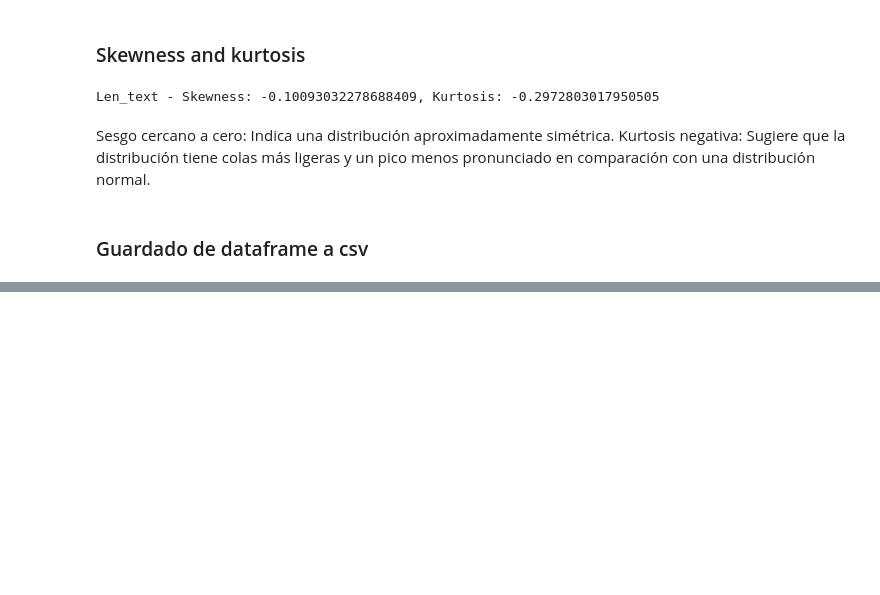
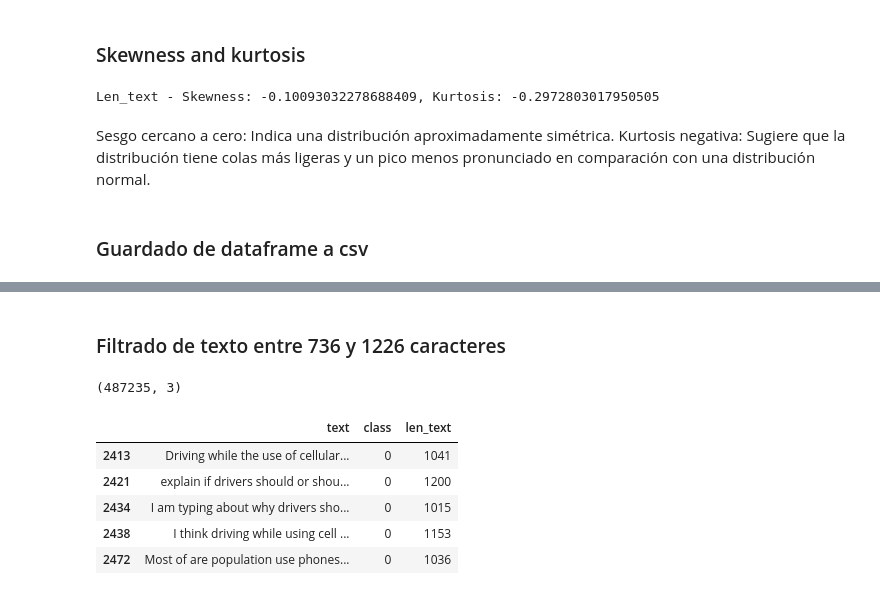
Before and after one commit to AnaNofuentes/Text-Analyzer-Human-vs-AI, a Jupyter notebook: eda.ipynb, the cells around one changed output, grey strips where cells are left out. Saved outputs shown, nothing was run; the diff lists cells and outputs as text; code cells hidden in the pictures; blank space fills up the shorter version.

```diff
--- a/eda.ipynb
+++ b/eda.ipynb
@@ -287,0 +327,6 @@ df_complete_sin_outliers.to_csv('complete_without_outliers.csv', index=False)
+# %%
+df_example['len_text'] = df_example['text'].str.len()
+# %%
+df_example['generated']= df_example['generated'].convert_dtypes(int)
+# %%
+df_example.rename(columns={'generated': 'class'}, inplace=True)
@@ -287,0 +345,17 @@ df_complete_sin_outliers.to_csv('complete_without_outliers.csv', index=False)
+# %% [markdown]
+### Filtrado de texto entre 736 y 1226 caracteres
+# %%
+df_filtered = df_example[(df_example['len_text'] >= 736) & (df_example['len_text'] <= 1226)]
+# %%
+df_example.shape
+# %% [output]
+(487235, 3)
+# %%
+df_filtered.head()
+# %% [output]
+|  | text | class | len_text |
+| 2413 | Driving while the use of cellular... | 0 | 1041 |
+| 2421 | explain if drivers should or shou... | 0 | 1200 |
+| 2434 | I am typing about why drivers sho... | 0 | 1015 |
+| 2438 | I think driving while using cell ... | 0 | 1153 |
+| 2472 | Most of are population use phones... | 0 | 1036 |
```
Also changed, not shown: parts of 12 cells of this notebook, 1 other file.
